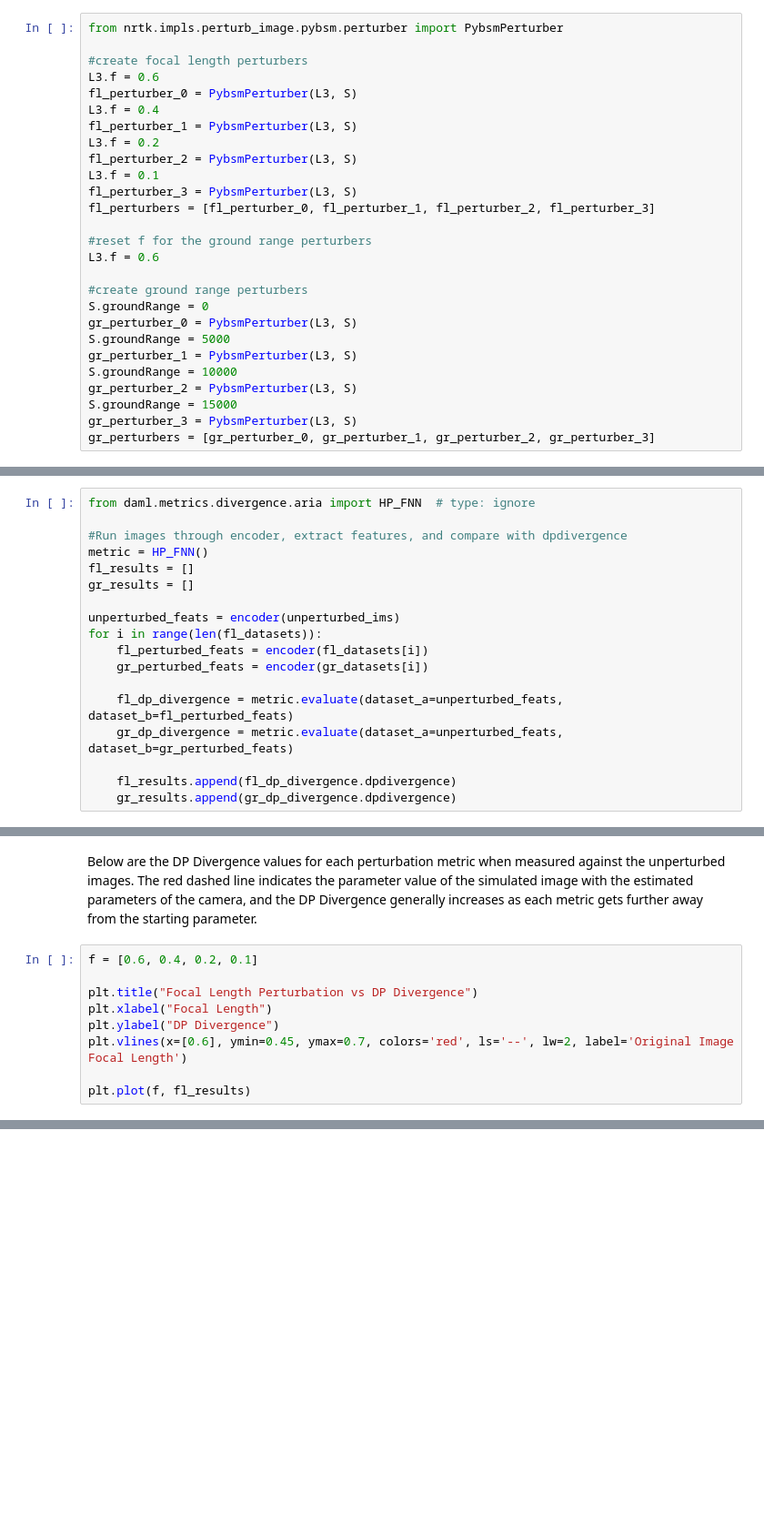
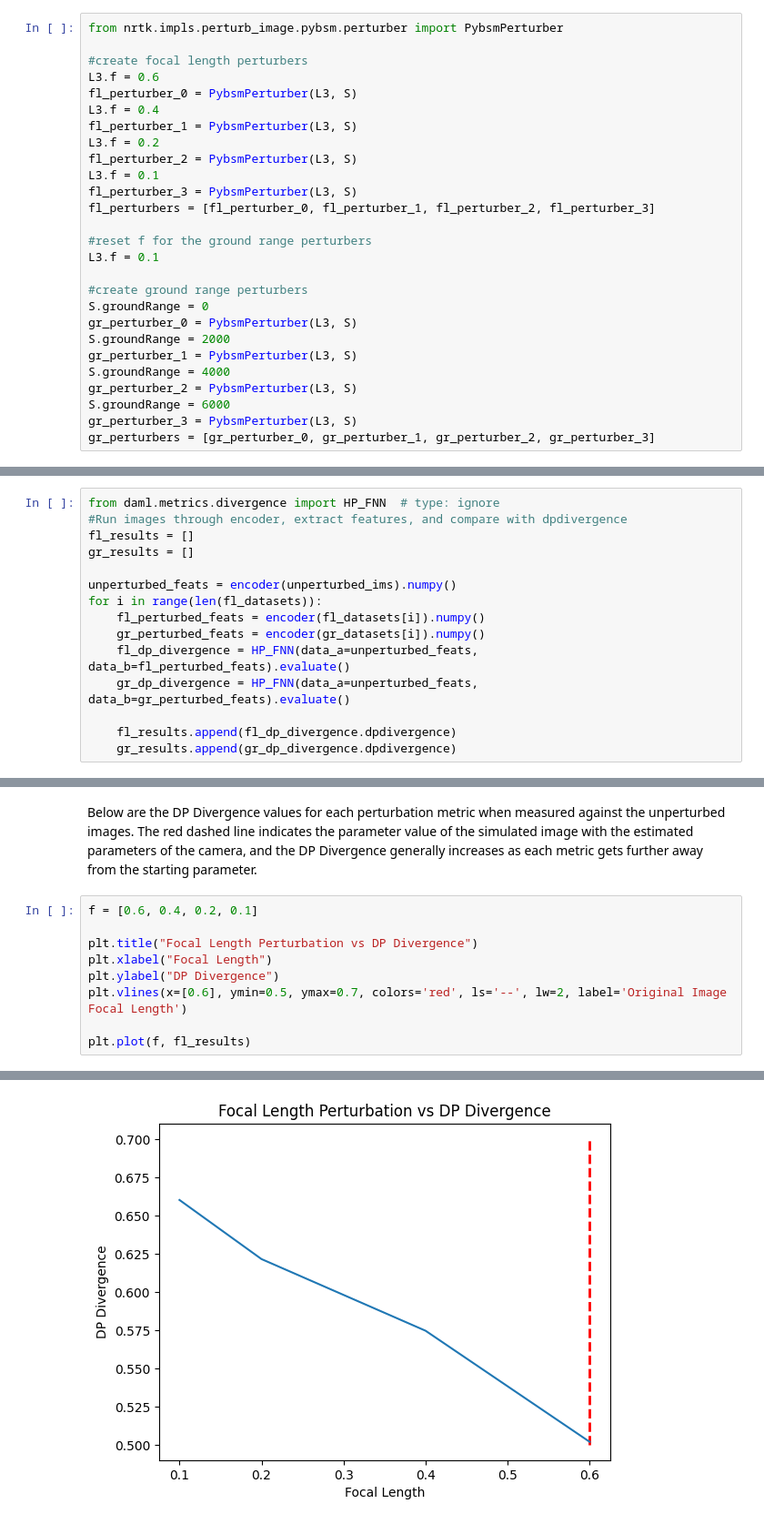
Before and after one commit to Kitware/nrtk-jatic, a Jupyter notebook: examples/daml/daml_example_notebook.ipynb, the cells around one changed output, grey strips where cells are left out. Shown at 91% size. Saved outputs shown, nothing was run; the diff lists cells and outputs as text; blank space fills up the shorter version.

```diff
--- a/examples/daml/daml_example_notebook.ipynb
+++ b/examples/daml/daml_example_notebook.ipynb
@@ -136,16 +151,16 @@ fl_perturber_3 = PybsmPerturber(L3, S)
 fl_perturbers = [fl_perturber_0, fl_perturber_1, fl_perturber_2, fl_perturber_3]
 
 #reset f for the ground range perturbers
-L3.f = 0.6
+L3.f = 0.1
 
 #create ground range perturbers
 S.groundRange = 0
 gr_perturber_0 = PybsmPerturber(L3, S)
-S.groundRange = 5000
+S.groundRange = 2000
 gr_perturber_1 = PybsmPerturber(L3, S)
-S.groundRange = 10000
+S.groundRange = 4000
 gr_perturber_2 = PybsmPerturber(L3, S)
-S.groundRange = 15000
+S.groundRange = 6000
 gr_perturber_3 = PybsmPerturber(L3, S)
 gr_perturbers = [gr_perturber_0, gr_perturber_1, gr_perturber_2, gr_perturber_3]
 # %% [markdown]
@@ -219,20 +249,17 @@ from keras.utils import
 Finally we generate features for the set of unperturbed images, focal length perturbed images, and ground range perturbed images.
 Once we have the encodings we can compare the perturbed image features against the unperturbed image features to get the DP Divergence values.
 # %%
-from daml.metrics.divergence.aria import HP_FNN  # type: ignore
-
+from daml.metrics.divergence import HP_FNN  # type: ignore
 #Run images through encoder, extract features, and compare with dpdivergence
-metric = HP_FNN()
 fl_results = []
 gr_results = []
 
-unperturbed_feats = encoder(unperturbed_ims)
+unperturbed_feats = encoder(unperturbed_ims).numpy()
 for i in range(len(fl_datasets)):
-    fl_perturbed_feats = encoder(fl_datasets[i])
-    gr_perturbed_feats = encoder(gr_datasets[i])
-
-    fl_dp_divergence = metric.evaluate(dataset_a=unperturbed_feats, dataset_b=fl_perturbed_feats)
-    gr_dp_divergence = metric.evaluate(dataset_a=unperturbed_feats, dataset_b=gr_perturbed_feats)
+    fl_perturbed_feats = encoder(fl_datasets[i]).numpy()
+    gr_perturbed_feats = encoder(gr_datasets[i]).numpy()
+    fl_dp_divergence = HP_FNN(data_a=unperturbed_feats, data_b=fl_perturbed_feats).evaluate()
+    gr_dp_divergence = HP_FNN(data_a=unperturbed_feats, data_b=gr_perturbed_feats).evaluate()
 
     fl_results.append(fl_dp_divergence.dpdivergence)
     gr_results.append(gr_dp_divergence.dpdivergence)
@@ -244,6 +282,7 @@ f = [0.6, 0.4, 0.2, 0.1]
 plt.title("Focal Length Perturbation vs DP Divergence")
 plt.xlabel("Focal Length")
 plt.ylabel("DP Divergence")
-plt.vlines(x=[0.6], ymin=0.45, ymax=0.7, colors='red', ls='--', lw=2, label='Original Image Focal Length')
+plt.vlines(x=[0.6], ymin=0.5, ymax=0.7, colors='red', ls='--', lw=2, label='Original Image Focal Length')
 
 plt.plot(f, fl_results)
+# %% [output]
@@ -250 +290,2 @@ plt.plot(f, fl_results)
+[figure, added]
 # %%
```
Also changed, not shown: parts of 5 cells of this notebook, 2 other files.
